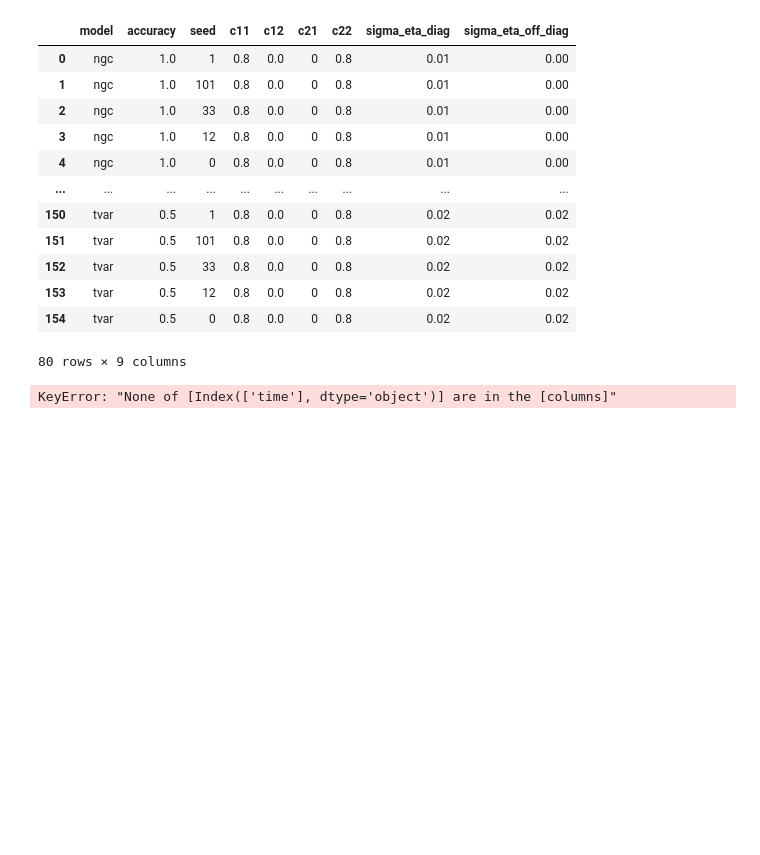
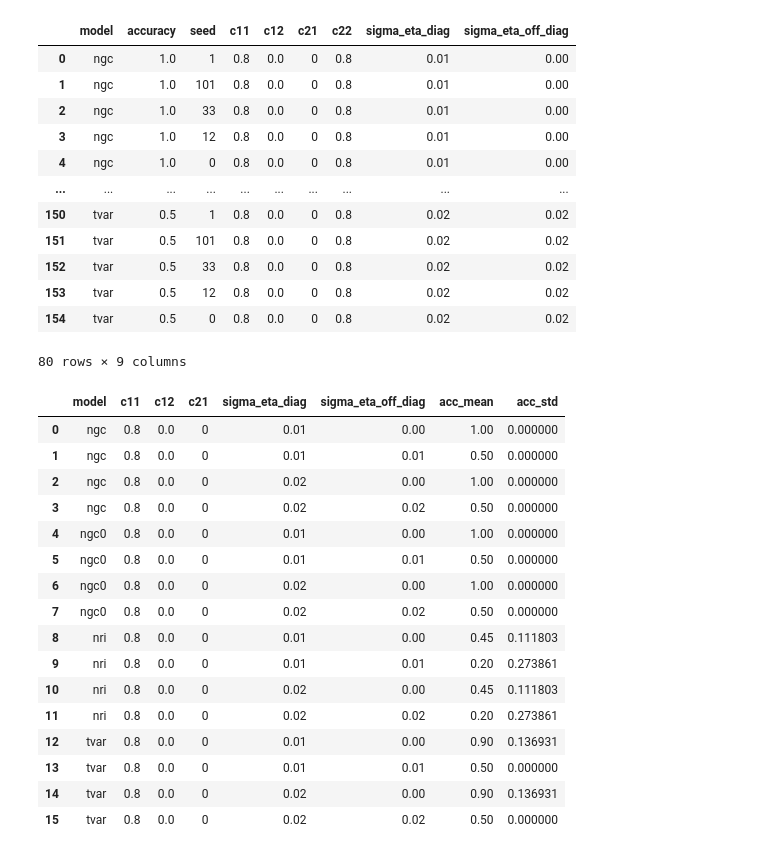
Before and after one commit to brunojerkovic/MasterThesis-1, a Jupyter notebook: DataPlotting.ipynb, the cells around one changed output. Cells and saved outputs as stored; diff of their text form; code cells hidden in the pictures; blank space fills up the shorter version.

```diff
--- a/DataPlotting.ipynb
+++ b/DataPlotting.ipynb
@@ -44,34 +44,50 @@ df
 # %%
 addition = []
 if experiment == '0':
     addition += ['trainset_size']
 elif experiment == '1a':
     addition += ['c11', 'c22']
 elif experiment == '1b':
     addition += ['c21']
 elif experiment == '1c':
     addition += ['c12']
 elif experiment == '1d':
     addition += ['c12', 'c21']
-elif experiment == '2':
+elif experiment == '2' or experiment == '9':
     addition += ['c11', 'c12', 'c21', 'sigma_eta_diag', 'sigma_eta_off_diag']
 elif experiment == '3':
     addition += ['n_data']
 elif experiment == '4':
     addition += ['sparsity']
 elif experiment == '5':
     addition += ['c11', 'c12', 'c21', 'c22']
 elif experiment == '7' or experiment == '8':
     addition += ['dataset']
 
 groupby_columns = ['model'] + addition
 df_mean = df.groupby(by=groupby_columns).mean().rename(columns={'accuracy':'acc_mean'})[['acc_mean']]
 df_std = df.groupby(by=groupby_columns).std().rename(columns={'accuracy': 'acc_std'})[['acc_std']]
-df_time = df.groupby(by=groupby_columns).std().rename(columns={'time': 'time'})[['time']]
-df_results = pd.concat([df_mean, df_std, df_time], axis=1, join="inner").reset_index()#[['model', 'c11', 'acc_mean', 'acc_std']]
+# df_time = df.groupby(by=groupby_columns).std().rename(columns={'time': 'time'})[['time']]
+df_results = pd.concat([df_mean, df_std], axis=1, join="inner").reset_index()#[['model', 'c11', 'acc_mean', 'acc_std']]
 df_results
 # %% [output]
-KeyError: "None of [Index(['time'], dtype='object')] are in the [columns]"
+|  | model | c11 | c12 | c21 | sigma_eta_diag | sigma_eta_off_diag | acc_mean | acc_std |
+| 0 | ngc | 0.8 | 0.0 | 0 | 0.01 | 0.00 | 1.00 | 0.000000 |
+| 1 | ngc | 0.8 | 0.0 | 0 | 0.01 | 0.01 | 0.50 | 0.000000 |
+| 2 | ngc | 0.8 | 0.0 | 0 | 0.02 | 0.00 | 1.00 | 0.000000 |
+| 3 | ngc | 0.8 | 0.0 | 0 | 0.02 | 0.02 | 0.50 | 0.000000 |
+| 4 | ngc0 | 0.8 | 0.0 | 0 | 0.01 | 0.00 | 1.00 | 0.000000 |
+| 5 | ngc0 | 0.8 | 0.0 | 0 | 0.01 | 0.01 | 0.50 | 0.000000 |
+| 6 | ngc0 | 0.8 | 0.0 | 0 | 0.02 | 0.00 | 1.00 | 0.000000 |
+| 7 | ngc0 | 0.8 | 0.0 | 0 | 0.02 | 0.02 | 0.50 | 0.000000 |
+| 8 | nri | 0.8 | 0.0 | 0 | 0.01 | 0.00 | 0.45 | 0.111803 |
+| 9 | nri | 0.8 | 0.0 | 0 | 0.01 | 0.01 | 0.20 | 0.273861 |
+| 10 | nri | 0.8 | 0.0 | 0 | 0.02 | 0.00 | 0.45 | 0.111803 |
+| 11 | nri | 0.8 | 0.0 | 0 | 0.02 | 0.02 | 0.20 | 0.273861 |
+| 12 | tvar | 0.8 | 0.0 | 0 | 0.01 | 0.00 | 0.90 | 0.136931 |
+| 13 | tvar | 0.8 | 0.0 | 0 | 0.01 | 0.01 | 0.50 | 0.000000 |
+| 14 | tvar | 0.8 | 0.0 | 0 | 0.02 | 0.00 | 0.90 | 0.136931 |
+| 15 | tvar | 0.8 | 0.0 | 0 | 0.02 | 0.02 | 0.50 | 0.000000 |
 # %%
 mean_acc = np.array([df_results[df_results.model==model]['acc_mean'] for model in list(set(df.model))])
 std_acc = np.array([df_results[df_results.model==model]['acc_std'] for model in list(set(df.model))])
```
Also changed, not shown: parts of 7 cells of this notebook, 15 other files.
